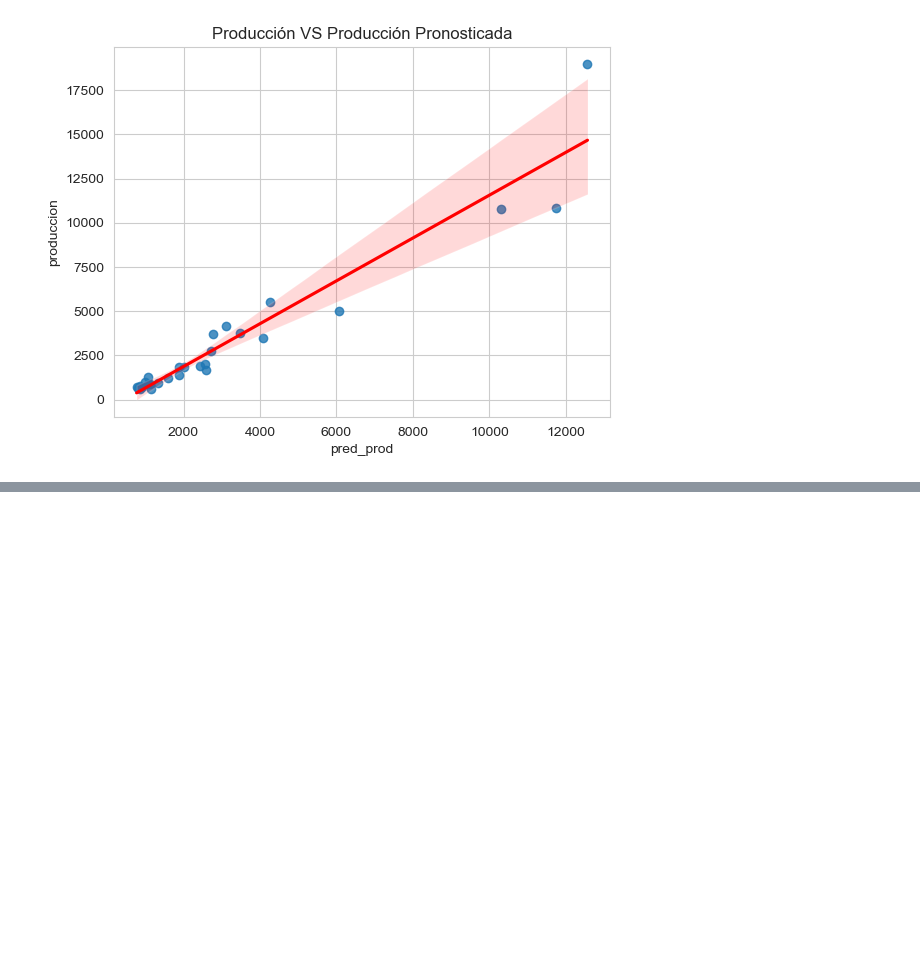
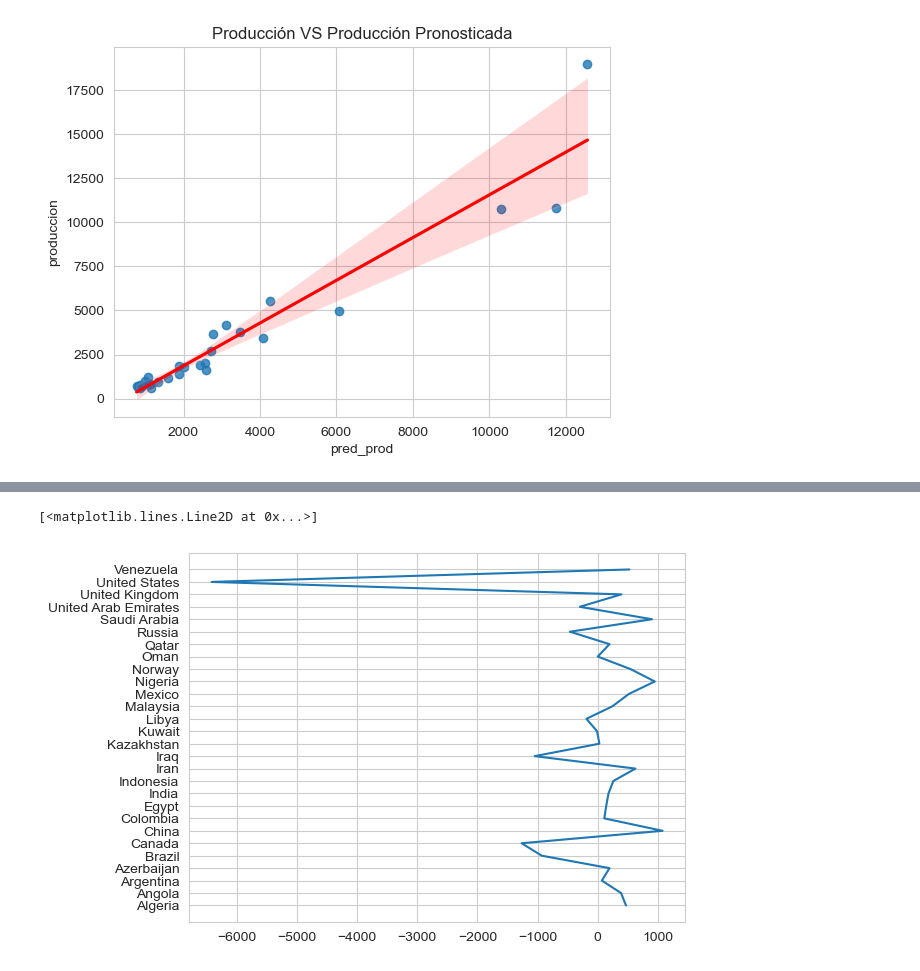
Before and after one commit to remg1997/time_series, a Jupyter notebook: Taller1/Taller1.ipynb, the cells around one changed output, grey strips where cells are left out. Cells and saved outputs as stored; diff of their text form; code cells hidden in the pictures; blank space fills up the shorter version.

```diff
--- a/Taller1/Taller1.ipynb
+++ b/Taller1/Taller1.ipynb
@@ -237,0 +242,5 @@ plt.plot(errors)
+# %%
+plt.plot(errors, results['pais'])
+# %% [output]
+[<matplotlib.lines.Line2D at 0x...>]
+[figure, added]
```
Also changed, not shown: parts of 12 cells of this notebook, 8 other files.
